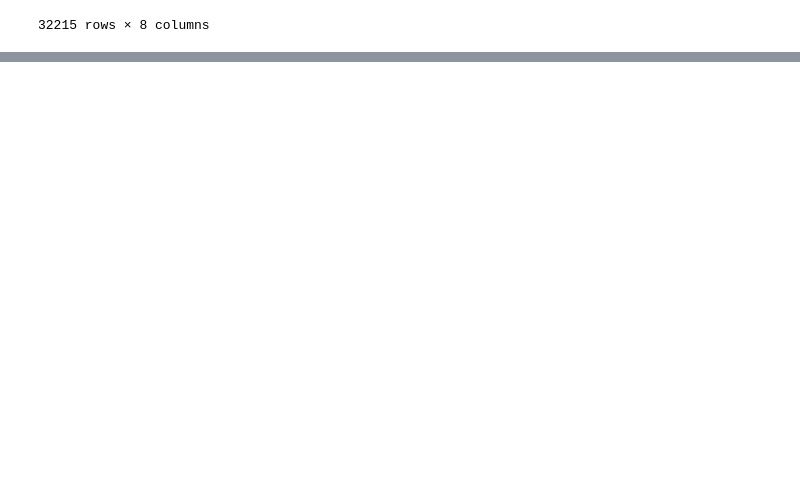
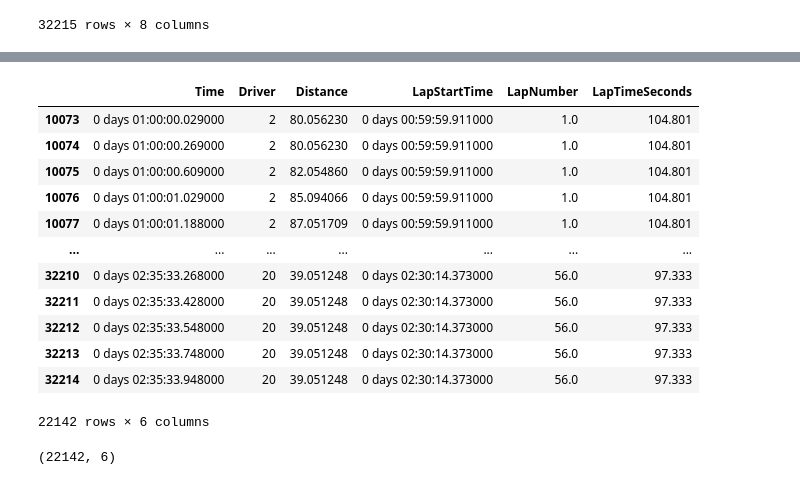
Before and after one commit to mohammedDhinojwala/f1-ai-race-strategy, a Jupyter notebook: notebooks/01_data_investigation.ipynb, the cells around one changed output, grey strips where cells are left out. Cells and saved outputs as stored; diff of their text form; code cells hidden in the pictures; blank space fills up the shorter version.

```diff
--- a/notebooks/01_data_investigation.ipynb
+++ b/notebooks/01_data_investigation.ipynb
@@ -1485,0 +1774,21 @@ zhou_pos[(zhou_pos["X"] != 0) | (zhou_pos["Y"] != 0) | (zhou_pos["Z"] != 0)]
+# %%
+traffic_laps = traffic_laps.dropna(subset=["LapNumber"])
+traffic_laps
+# %% [output]
+|  | Time | Driver | Distance | LapStartTime | LapNumber | LapTimeSeconds |
+| 10073 | 0 days 01:00:00.029000 | 2 | 80.056230 | 0 days 00:59:59.911000 | 1.0 | 104.801 |
+| 10074 | 0 days 01:00:00.269000 | 2 | 80.056230 | 0 days 00:59:59.911000 | 1.0 | 104.801 |
+| 10075 | 0 days 01:00:00.609000 | 2 | 82.054860 | 0 days 00:59:59.911000 | 1.0 | 104.801 |
+| 10076 | 0 days 01:00:01.029000 | 2 | 85.094066 | 0 days 00:59:59.911000 | 1.0 | 104.801 |
+| 10077 | 0 days 01:00:01.188000 | 2 | 87.051709 | 0 days 00:59:59.911000 | 1.0 | 104.801 |
+| ... | ... | ... | ... | ... | ... | ... |
+| 32210 | 0 days 02:35:33.268000 | 20 | 39.051248 | 0 days 02:30:14.373000 | 56.0 | 97.333 |
+| 32211 | 0 days 02:35:33.428000 | 20 | 39.051248 | 0 days 02:30:14.373000 | 56.0 | 97.333 |
+| 32212 | 0 days 02:35:33.548000 | 20 | 39.051248 | 0 days 02:30:14.373000 | 56.0 | 97.333 |
+| 32213 | 0 days 02:35:33.748000 | 20 | 39.051248 | 0 days 02:30:14.373000 | 56.0 | 97.333 |
+| 32214 | 0 days 02:35:33.948000 | 20 | 39.051248 | 0 days 02:30:14.373000 | 56.0 | 97.333 |
+22142 rows × 6 columns
+# %%
+traffic_laps.shape
+# %% [output]
+(22142, 6)
```
Also changed, not shown: parts of 41 cells of this notebook.
